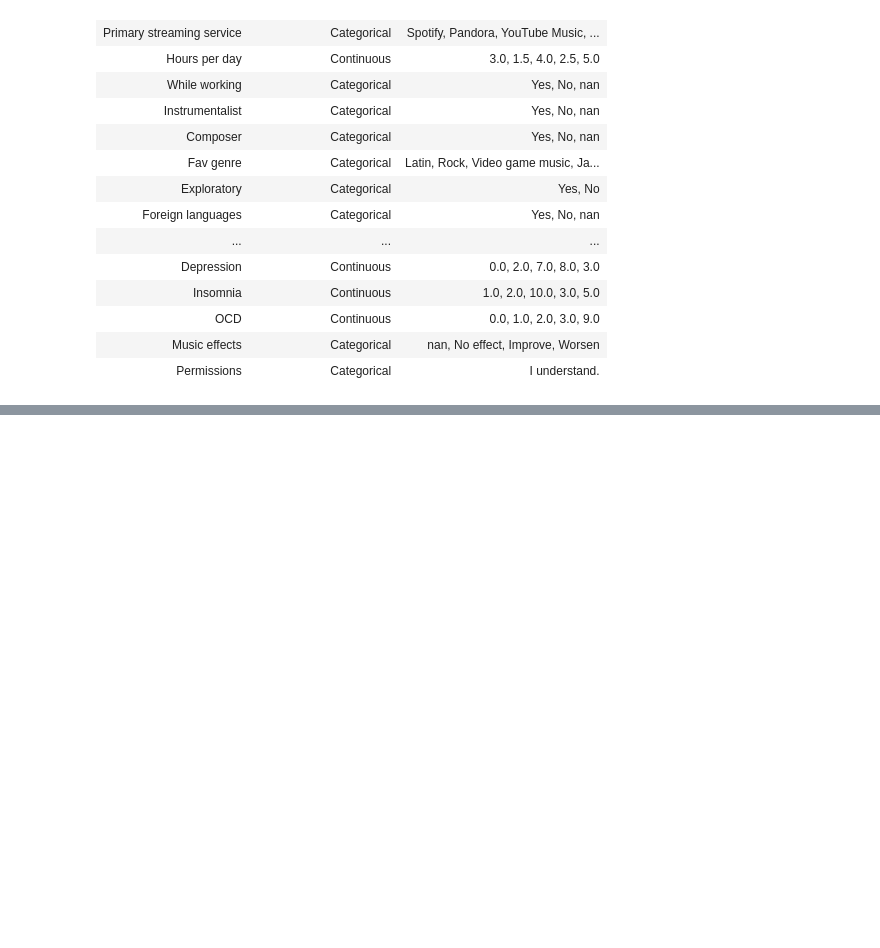
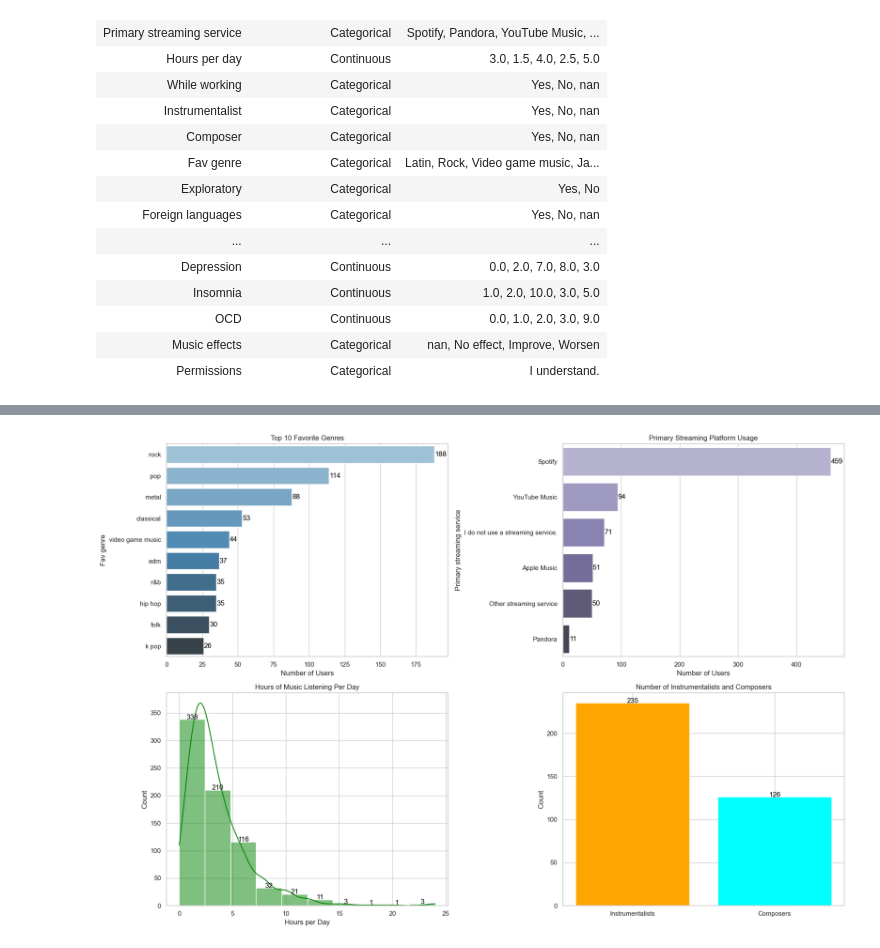
Before and after one commit to AshokKasaram/Music-Therapy, a Jupyter notebook: Music Therapy Project.ipynb, the cells around one changed output, grey strips where cells are left out. Saved outputs shown, nothing was run; the diff lists cells and outputs as text; code cells hidden in the pictures; blank space fills up the shorter version.

```diff
--- a/Music Therapy Project.ipynb
+++ b/Music Therapy Project.ipynb
@@ -200,15 +127,0 @@ Passing `palette` without assigning `hue` is deprecated and will be removed in v
-# %%
-# 5. Music Effects on Mental Health with counts
-plt.figure(figsize=(10, 6))
-ax = df['Music effects'].value_counts().plot(kind='bar', alpha=0.7, edgecolor='black', color='orange')
-plt.title('Effect of Music on Mental Health')
-plt.xlabel('Music Effects')
-plt.ylabel('Count')
-
-# Add counts to bars
-for patch in ax.patches:
-    height = patch.get_height()
-    plt.text(patch.get_x() + patch.get_width() / 2, height + 0.5, int(height),
-             ha='center', fontsize=10)
-
-plt.show()
@@ -1150,5 +127,0 @@ Traceback (most recent call last):
-# %%
-# Recommendation System Interface
-
-with open('uploaded_image.jpg', 'wb') as f:
-    f.write(uploaded_image['content'])
@@ -1154,0 +538,62 @@ with open('uploaded_image.jpg', 'wb') as f:
+# %%
+import matplotlib.pyplot as plt
+import seaborn as sns
+
+# Set plot style
+sns.set(style="whitegrid")
+plt.rcParams["figure.figsize"] = (10, 6)
+
+# 1. Top favorite genres
+top_genres = df_cleaned["Fav genre"].value_counts().head(10)
+
+# 2. Streaming platform usage
+platform_usage = df_cleaned["Primary streaming service"].value_counts()
+
+# 3. Listening hours per day
+listening_hours = df_cleaned["Hours per day"]
+
+# 4. Instrumentalists and composers
+instrumentalists = df_cleaned["Instrumentalist"].value_counts()
+composers = df_cleaned["Composer"].value_counts()
+
+# Plot all
+fig, axs = plt.subplots(2, 2, figsize=(18, 12))
+
+# Top genres
+sns.barplot(x=top_genres.values, y=top_genres.index, ax=axs[0, 0], palette="Blues_d")
+axs[0, 0].set_title("Top 10 Favorite Genres")
+axs[0, 0].set_xlabel("Number of Users")
+# Add numbers to the bars
+for i in range(len(top_genres)):
+    axs[0, 0].text(top_genres.values[i] + 0.2, i, str(top_genres.values[i]), va="center", ha="left", color="black")
+
+# Streaming platforms
+sns.barplot(x=platform_usage.values, y=platform_usage.index, ax=axs[0, 1], palette="Purples_d")
+axs[0, 1].set_title("Primary Streaming Platform Usage")
+axs[0, 1].set_xlabel("Number of Users")
+# Add numbers to the bars
+for i in range(len(platform_usage)):
+    axs[0, 1].text(platform_usage.values[i] + 0.2, i, str(platform_usage.values[i]), va="center", ha="left", color="black")
+
+# Listening hours
+sns.histplot(listening_hours, bins=10, kde=True, ax=axs[1, 0], color="green")
+axs[1, 0].set_title("Hours of Music Listening Per Day")
+axs[1, 0].set_xlabel("Hours per Day")
+# Add numbers on the histogram (binned counts)
+for patch in axs[1, 0].patches:
+    axs[1, 0].text(patch.get_x() + patch.get_width() / 2, patch.get_height() + 0.5,
+                   str(int(patch.get_height())), ha="center", color="black")
+
+# Instrumentalists and composers
+axs[1, 1].bar(["Instrumentalists", "Composers"], [instrumentalists[1], composers[1]], color=["orange", "cyan"])
+axs[1, 1].set_title("Number of Instrumentalists and Composers")
+axs[1, 1].set_ylabel("Count")
+# Add numbers to the bars
+for i, value in enumerate([instrumentalists[1], composers[1]]):
+    axs[1, 1].text(i, value + 0.2, str(value), ha="center", color="black")
+
+# Adjust layout and display
+plt.tight_layout()
+plt.show()
+# %% [output]
+[figure, added]
```
Also changed, not shown: parts of 115 cells of this notebook.
